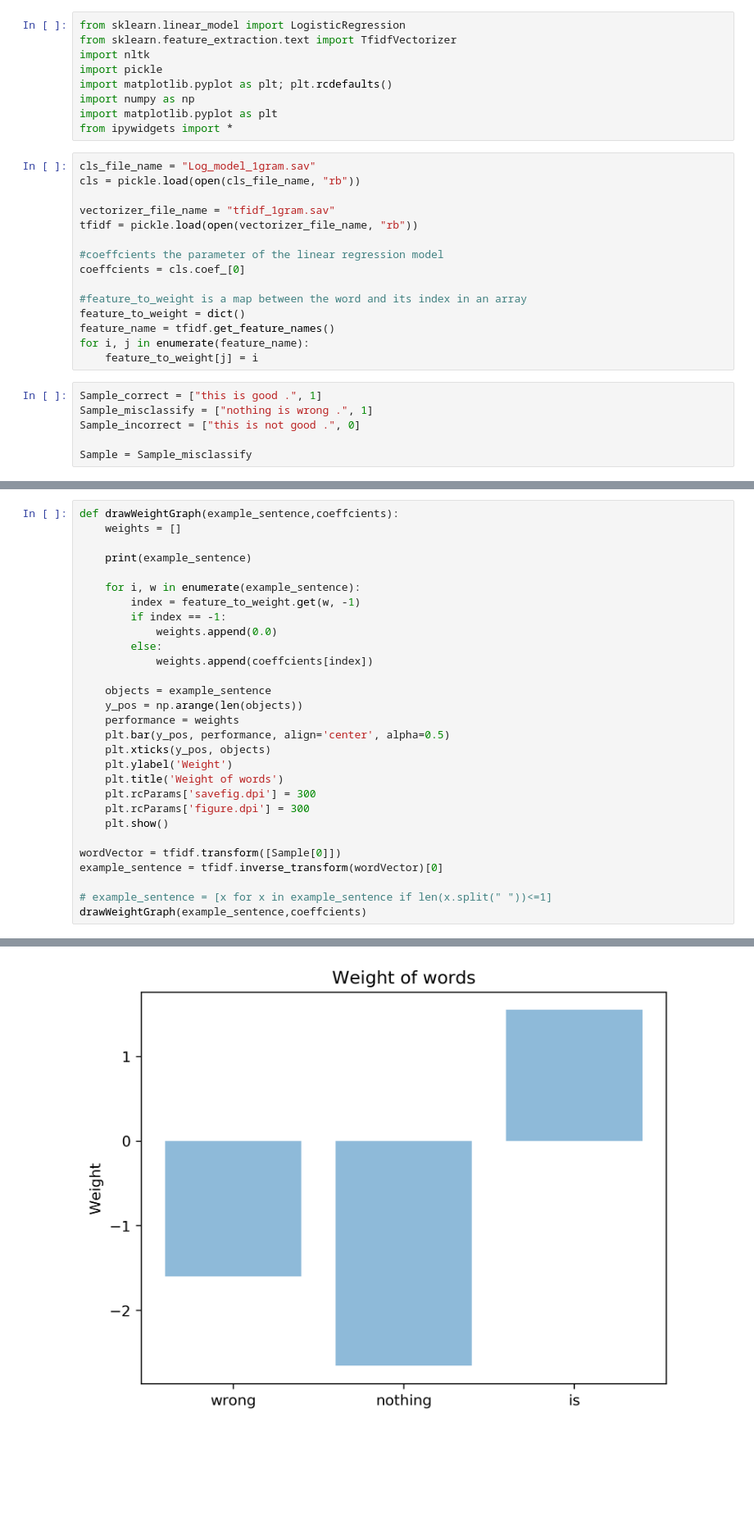
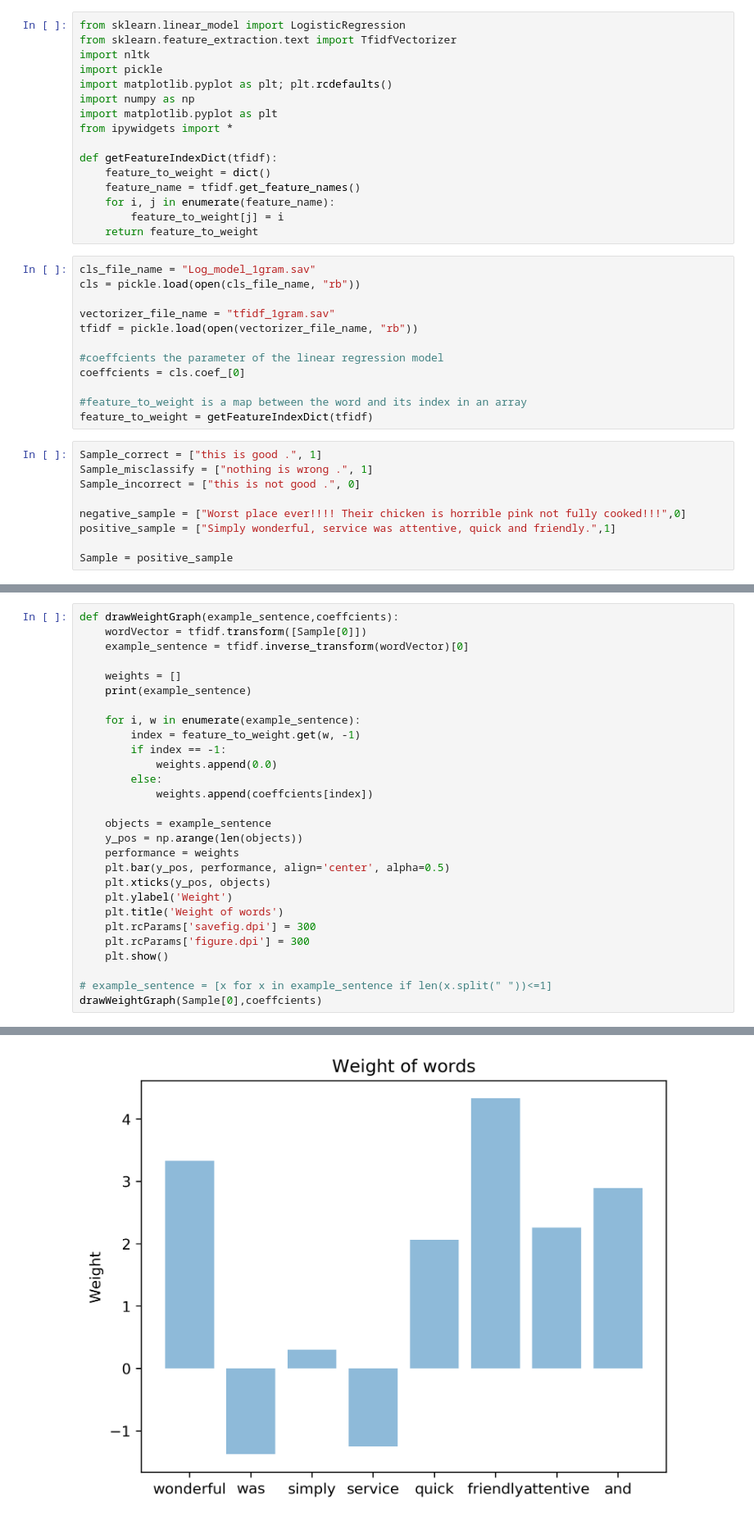
Before and after one commit to RaymondZxL/CSE256_demo, a Jupyter notebook: 256_demo_1gram_part1.ipynb, the cells around one changed output, grey strips where cells are left out. Shown: that part at 82% size. Saved outputs shown, nothing was run; the diff lists cells and outputs as text; blank space fills up the shorter version.

Commit message:
Add some example
Add some example

```diff
--- a/256_demo_1gram_part1.ipynb
+++ b/256_demo_1gram_part1.ipynb
@@ -7,6 +7,13 @@ import matplotlib.pyplot as plt; plt.rcdefaults()
 import numpy as np
 import matplotlib.pyplot as plt
 from ipywidgets import *
+
+def getFeatureIndexDict(tfidf):
+    feature_to_weight = dict()
+    feature_name = tfidf.get_feature_names()
+    for i, j in enumerate(feature_name):
+        feature_to_weight[j] = i
+    return feature_to_weight
 # %%
 cls_file_name = "Log_model_1gram.sav"
 cls = pickle.load(open(cls_file_name, "rb"))
@@ -18,14 +25,14 @@ tfidf = pickle.load(open(vectorizer_file_name, "rb"))
 coeffcients = cls.coef_[0]
 
 #feature_to_weight is a map between the word and its index in an array
-feature_to_weight = dict()
-feature_name = tfidf.get_feature_names()
-for i, j in enumerate(feature_name):
-    feature_to_weight[j] = i
+feature_to_weight = getFeatureIndexDict(tfidf)
 # %%
 Sample_correct = ["this is good .", 1]
 Sample_misclassify = ["nothing is wrong .", 1]
 Sample_incorrect = ["this is not good .", 0]
 
-Sample = Sample_misclassify
+negative_sample = ["Worst place ever!!!! Their chicken is horrible pink not fully cooked!!!",0]
+positive_sample = ["Simply wonderful, service was attentive, quick and friendly.",1]
+
+Sample = positive_sample
 # %%
@@ -114,7 +120,9 @@ drawVectorGraph(Sample[0],tfidf)
 # %%
 def drawWeightGraph(example_sentence,coeffcients):
+    wordVector = tfidf.transform([Sample[0]])
+    example_sentence = tfidf.inverse_transform(wordVector)[0]
+
     weights = []
-
     print(example_sentence)
 
     for i, w in enumerate(example_sentence):
@@ -135,9 +143,6 @@ def drawWeightGraph(example_sentence,coeffcients):
     plt.rcParams['figure.dpi'] = 300
     plt.show()
 
-wordVector = tfidf.transform([Sample[0]])
-example_sentence = tfidf.inverse_transform(wordVector)[0]
-
 # example_sentence = [x for x in example_sentence if len(x.split(" "))<=1]
-drawWeightGraph(example_sentence,coeffcients)
+drawWeightGraph(Sample[0],coeffcients)
 # %% [output]
@@ -145,4 +150,4 @@ drawWeightGraph(example_sentence,coeffcients)
-[figure, old version]
+[figure, new version]
 # %%
 def drawWidget(sentence,tfidf):
     temp_cls = pickle.load(open(cls_file_name, "rb"))
```
Also changed, not shown: parts of 4 cells of this notebook, 1 other file.
